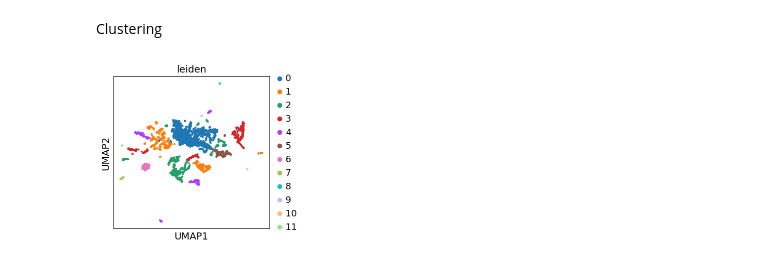
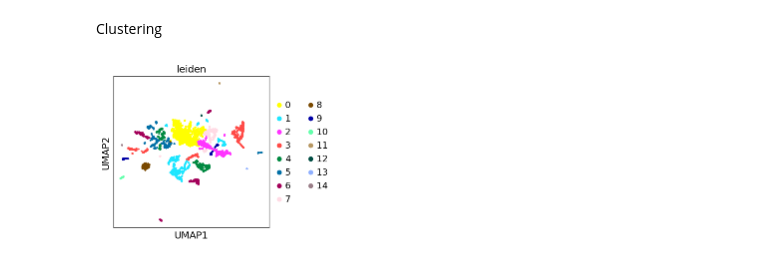
Before and after one commit to CorwinAnsley/biol5177_work, a Jupyter notebook: cw_2/cw_analysis.ipynb, the cells around one changed output. Drawn from its saved outputs; the diff is of its cells as text; code cells hidden in the pictures.

```diff
--- a/cw_2/cw_analysis.ipynb
+++ b/cw_2/cw_analysis.ipynb
@@ -158,10 +158,10 @@ sc.pl.umap(
 # %% [markdown]
 Clustering
 # %%
-sc.tl.leiden(adata_integrated, resolution=0.044, n_iterations=-1)
+sc.tl.leiden(adata_integrated, resolution=0.1, n_iterations=-1) #sc.tl.leiden(adata_integrated, resolution=0.044, n_iterations=-1)
 sc.pl.umap(adata_integrated, color=["leiden"], return_fig=True).savefig('./plots/i_umap_clusters.pdf', bbox_inches='tight')
 # %% [output]
-[figure, old version]
+[figure, new version]
 # %%
 sc.tl.rank_genes_groups(adata_integrated, 'leiden')
 sc.pl.rank_genes_groups(adata_integrated, save = True) #.savefig('./markers.pdf', bbox_inches='tight')
```
Also changed, not shown: parts of 7 cells of this notebook.
